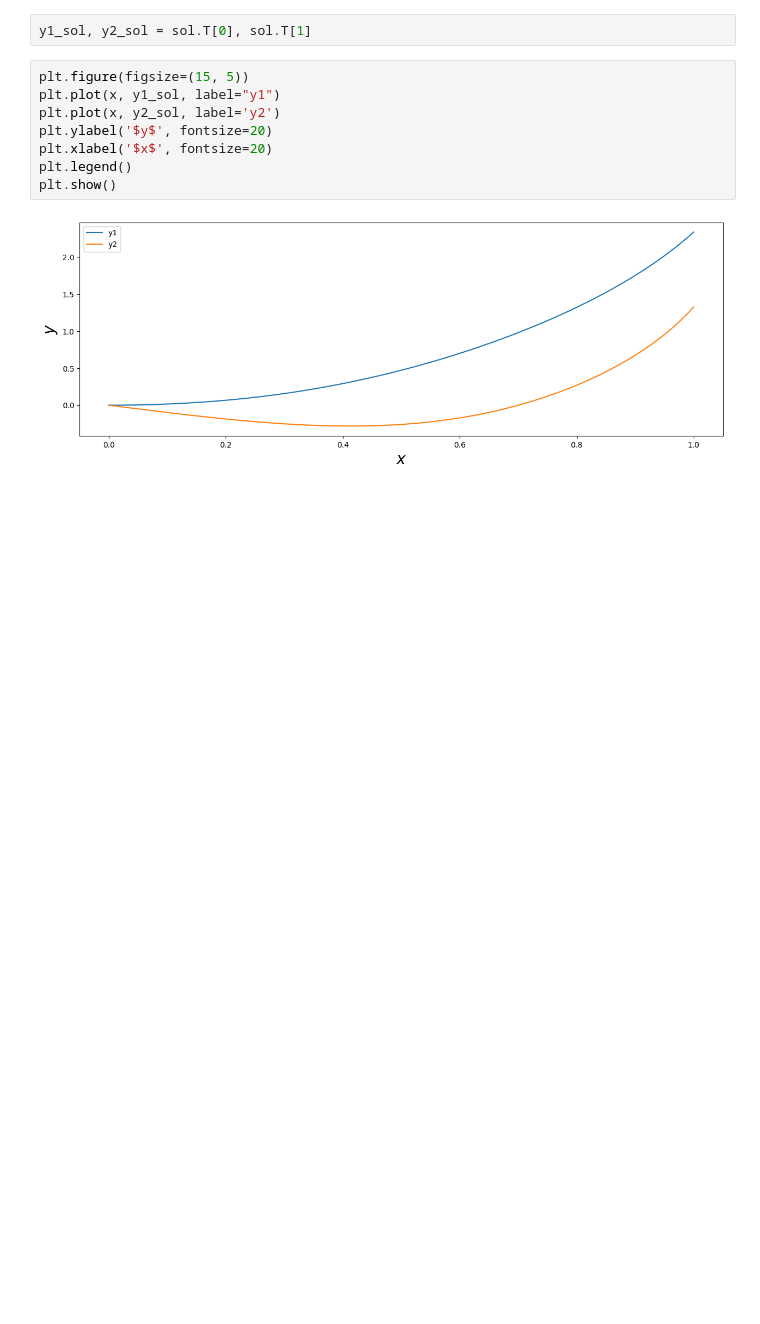
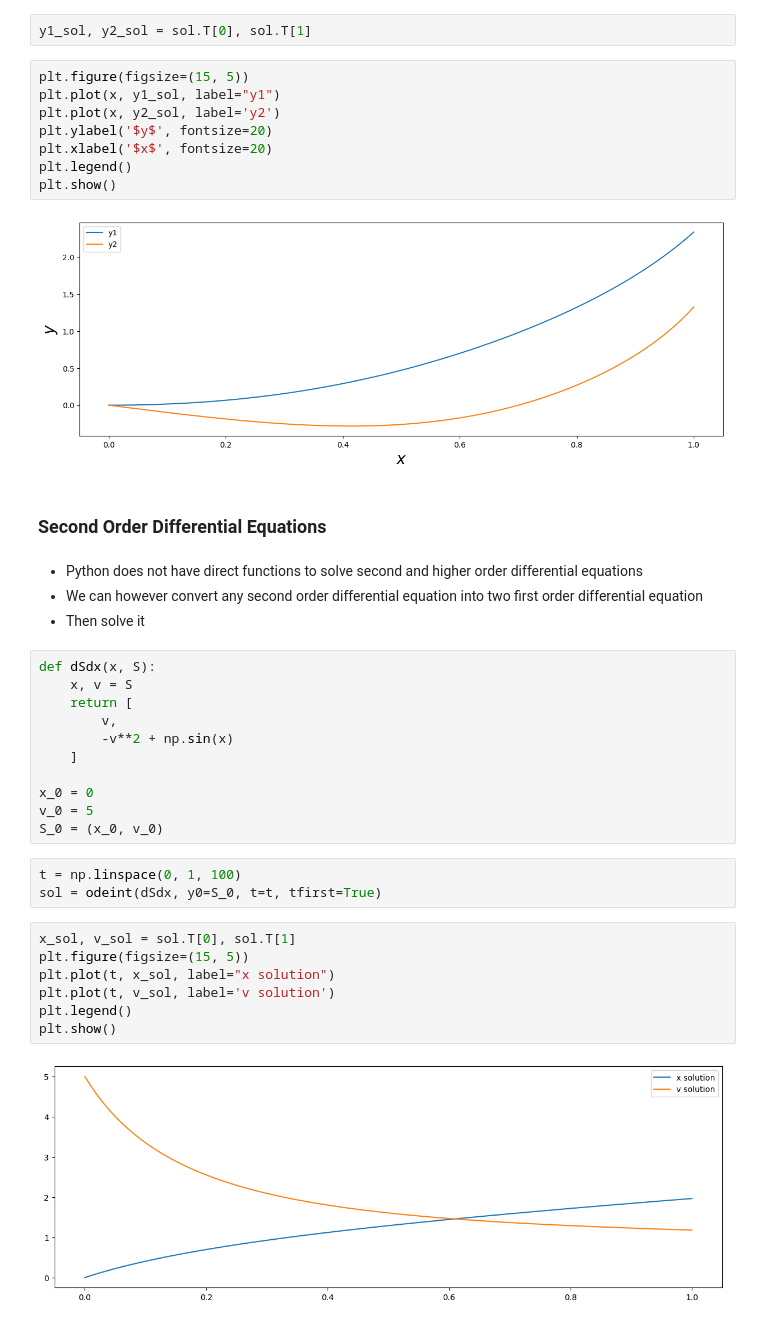
Before and after one commit to talhajamal11/mathematical_modelling, a Jupyter notebook: src/ODEs/odes.ipynb, the cells around one changed output. Cells and saved outputs as stored; diff of their text form; blank space fills up the shorter version.

Commit message:
Solve 2nd order ODEs by converting them into two first order ODEs

```diff
--- a/src/ODEs/odes.ipynb
+++ b/src/ODEs/odes.ipynb
@@ -113,3 +113,32 @@ plt.legend()
 plt.show()
 # %% [output]
 [figure]
+# %% [markdown]
+### Second Order Differential Equations
+# %% [markdown]
+- Python does not have direct functions to solve second and higher order differential equations
+- We can however convert any second order differential equation into two first order differential equation
+- Then solve it
+# %%
+def dSdx(x, S):
+    x, v = S
+    return [
+        v,
+        -v**2 + np.sin(x)
+    ]
+
+x_0 = 0
+v_0 = 5
+S_0 = (x_0, v_0)
+# %%
+t = np.linspace(0, 1, 100)
+sol = odeint(dSdx, y0=S_0, t=t, tfirst=True)
+# %%
+x_sol, v_sol = sol.T[0], sol.T[1]
+plt.figure(figsize=(15, 5))
+plt.plot(t, x_sol, label="x solution")
+plt.plot(t, v_sol, label='v solution')
+plt.legend()
+plt.show()
+# %% [output]
+[figure, added]
```
